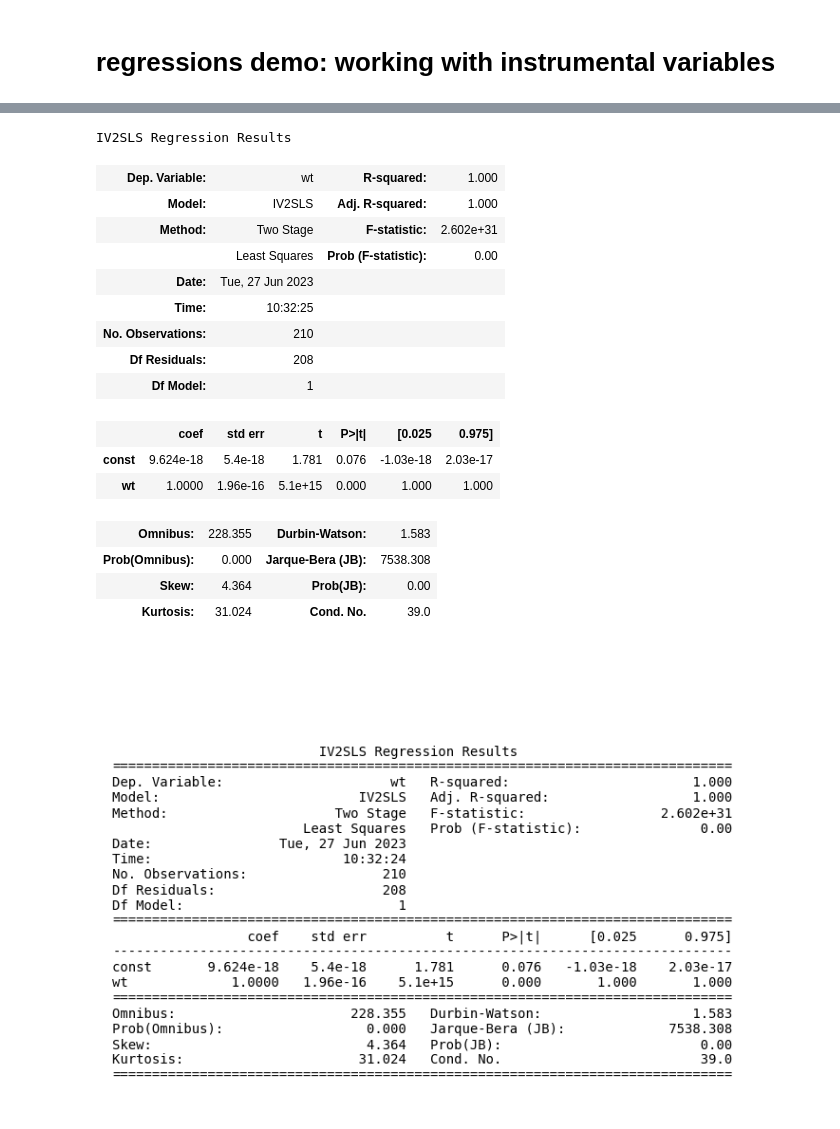
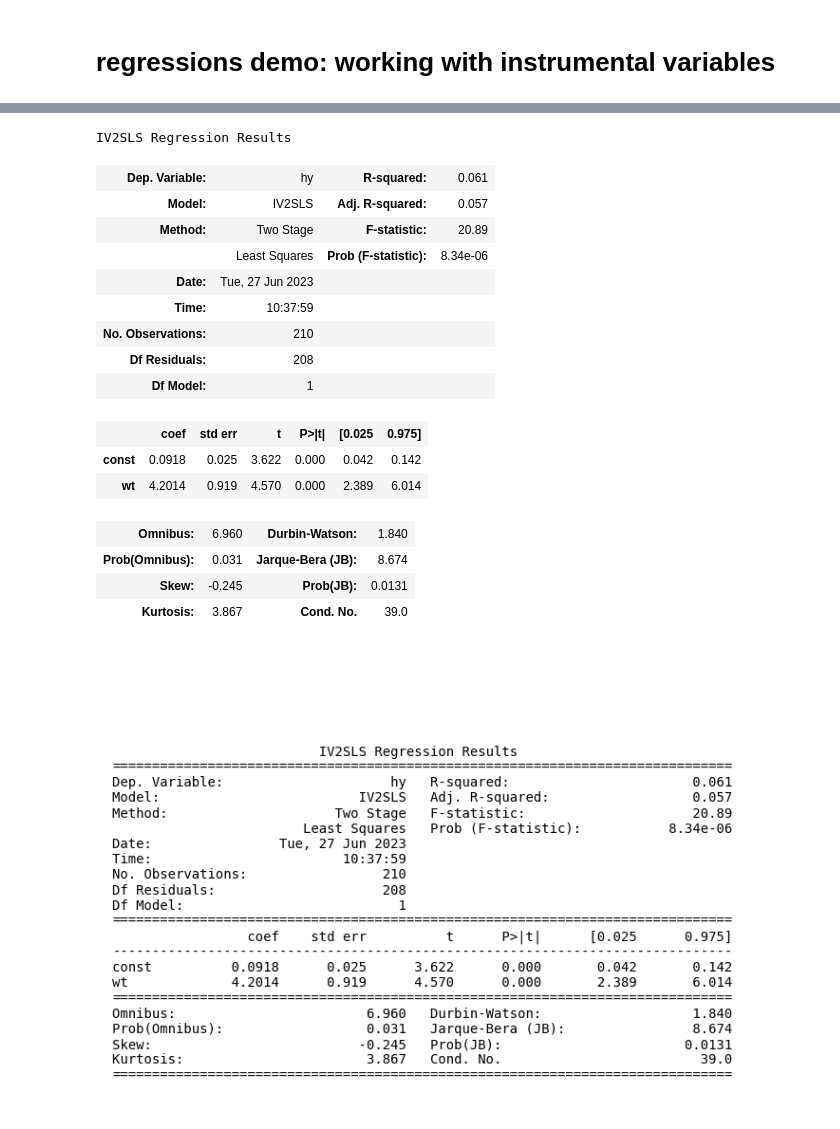
Before and after one commit to emilyfu1/correlationmodule, a Jupyter notebook: main.ipynb, the cells around one changed output, grey strips where cells are left out. Saved outputs shown, nothing was run; the diff lists cells and outputs as text; code cells hidden in the pictures.

```diff
--- a/main.ipynb
+++ b/main.ipynb
@@ -542,7 +542,7 @@ Notes:
 # regressions demo: working with instrumental variables
 # %%
 # import the frankel and rose data (the original data is in a stata dataset)
-instruments = pd.read_stata(ocadatapath + 'DATAV4.dta')[['period', 'count1', 'count2', 'distance', 'adjacent', 'ling', 'wt']]
+instruments = pd.read_stata(ocadatapath + 'DATAV4.dta')[['period', 'count1', 'count2', 'hy', 'distance', 'adjacent', 'ling', 'wt']]
 
 # Load dataframe with IMF country code in 'IMF' column and iso3 country code in 'iso3' column
 country_code_mapping = pd.read_csv(rawdatapath+'Country_iso_codes.csv')
@@ -563,21 +579,21 @@ instruments.rename(columns={'count1': 'iso3_firstcountry', 'count2': 'iso3_secon
 # %%
-reg.Regressions(instruments, dependent_var=['wt'], independent_vars=['wt']).run_regression(method='IV', instrument_vars=['distance', 'adjacent', 'ling']).summary()
+reg.Regressions(instruments, dependent_var=['hy'], independent_vars=['wt']).run_regression(method='IV', instrument_vars=['distance', 'adjacent', 'ling']).summary()
 # %% [output]
 IV2SLS Regression Results
-| Dep. Variable: | wt | R-squared: | 1.000 |
-| Model: | IV2SLS | Adj. R-squared: | 1.000 |
-| Method: | Two Stage | F-statistic: | 2.602e+31 |
-|  | Least Squares | Prob (F-statistic): | 0.00 |
+| Dep. Variable: | hy | R-squared: | 0.061 |
+| Model: | IV2SLS | Adj. R-squared: | 0.057 |
+| Method: | Two Stage | F-statistic: | 20.89 |
+|  | Least Squares | Prob (F-statistic): | 8.34e-06 |
 | Date: | Tue, 27 Jun 2023 |  |  |
-| Time: | 10:32:25 |  |  |
+| Time: | 10:37:59 |  |  |
 | No. Observations: | 210 |  |  |
 | Df Residuals: | 208 |  |  |
 | Df Model: | 1 |  |  |
 |  | coef | std err | t | P>|t| | [0.025 | 0.975] |
-| const | 9.624e-18 | 5.4e-18 | 1.781 | 0.076 | -1.03e-18 | 2.03e-17 |
-| wt | 1.0000 | 1.96e-16 | 5.1e+15 | 0.000 | 1.000 | 1.000 |
+| const | 0.0918 | 0.025 | 3.622 | 0.000 | 0.042 | 0.142 |
+| wt | 4.2014 | 0.919 | 4.570 | 0.000 | 2.389 | 6.014 |
-| Omnibus: | 228.355 | Durbin-Watson: | 1.583 |
-| Prob(Omnibus): | 0.000 | Jarque-Bera (JB): | 7538.308 |
-| Skew: | 4.364 | Prob(JB): | 0.00 |
-| Kurtosis: | 31.024 | Cond. No. | 39.0 |
+| Omnibus: | 6.960 | Durbin-Watson: | 1.840 |
+| Prob(Omnibus): | 0.031 | Jarque-Bera (JB): | 8.674 |
+| Skew: | -0.245 | Prob(JB): | 0.0131 |
+| Kurtosis: | 3.867 | Cond. No. | 39.0 |
-[figure, old version]
+[figure, new version]
```
Also changed, not shown: parts of 1 cell of this notebook.
